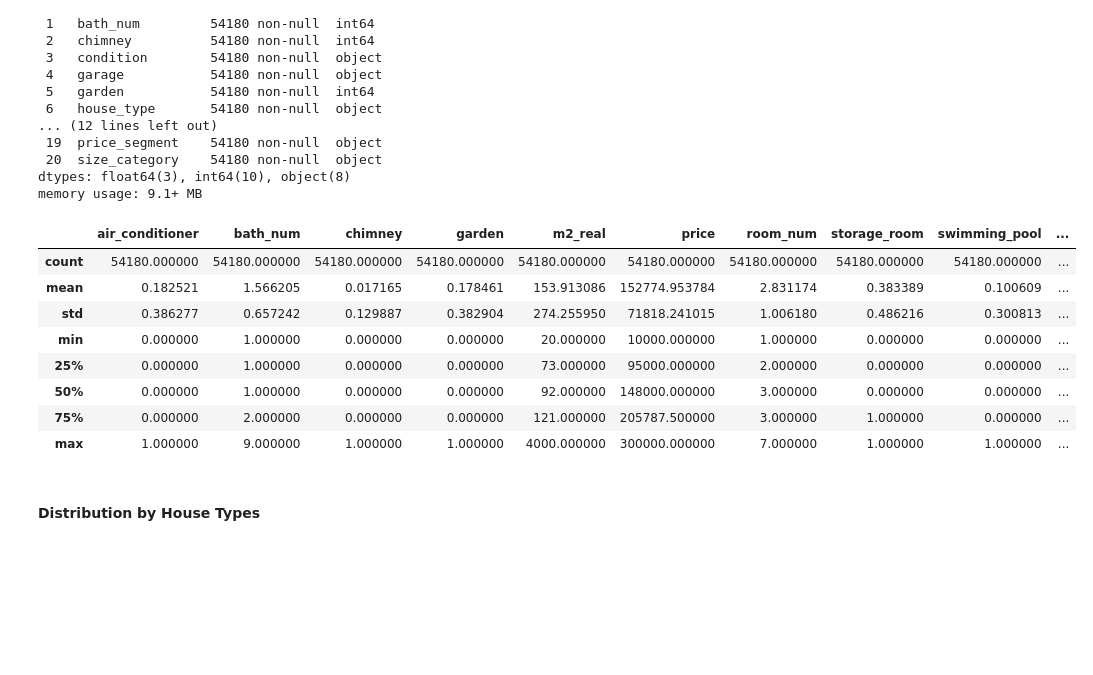
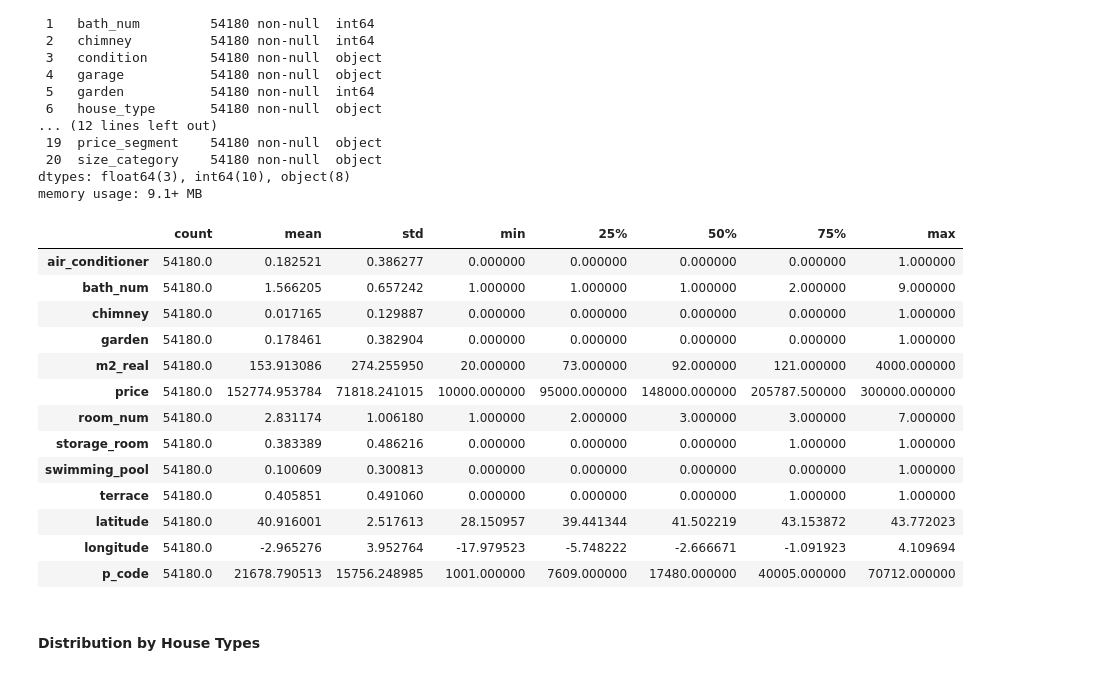
Before and after one commit to fer78/Data-Analytics-Final-Portfolio-Project, a Jupyter notebook: Data-Analytics-Final-Portfolio-Project.ipynb, the cells around one changed output. Cells and saved outputs as stored; diff of their text form; code cells hidden in the pictures; blank space fills up the shorter version.

```diff
--- a/Data-Analytics-Final-Portfolio-Project.ipynb
+++ b/Data-Analytics-Final-Portfolio-Project.ipynb
@@ -1371,17 +1371,22 @@ Data columns (total 21 columns):
 dtypes: float64(3), int64(10), object(8)
 memory usage: 9.1+ MB
 # %%
-affordable.describe()
+affordable.describe().T
 # %% [output]
-|  | air_conditioner | bath_num | chimney | garden | m2_real | price | room_num | storage_room | swimming_pool | ... |
-| count | 54180.000000 | 54180.000000 | 54180.000000 | 54180.000000 | 54180.000000 | 54180.000000 | 54180.000000 | 54180.000000 | 54180.000000 | ... |
-| mean | 0.182521 | 1.566205 | 0.017165 | 0.178461 | 153.913086 | 152774.953784 | 2.831174 | 0.383389 | 0.100609 | ... |
-| std | 0.386277 | 0.657242 | 0.129887 | 0.382904 | 274.255950 | 71818.241015 | 1.006180 | 0.486216 | 0.300813 | ... |
-| min | 0.000000 | 1.000000 | 0.000000 | 0.000000 | 20.000000 | 10000.000000 | 1.000000 | 0.000000 | 0.000000 | ... |
-| 25% | 0.000000 | 1.000000 | 0.000000 | 0.000000 | 73.000000 | 95000.000000 | 2.000000 | 0.000000 | 0.000000 | ... |
-| 50% | 0.000000 | 1.000000 | 0.000000 | 0.000000 | 92.000000 | 148000.000000 | 3.000000 | 0.000000 | 0.000000 | ... |
-| 75% | 0.000000 | 2.000000 | 0.000000 | 0.000000 | 121.000000 | 205787.500000 | 3.000000 | 1.000000 | 0.000000 | ... |
-| max | 1.000000 | 9.000000 | 1.000000 | 1.000000 | 4000.000000 | 300000.000000 | 7.000000 | 1.000000 | 1.000000 | ... |
+|  | count | mean | std | min | 25% | 50% | 75% | max |
+| air_conditioner | 54180.0 | 0.182521 | 0.386277 | 0.000000 | 0.000000 | 0.000000 | 0.000000 | 1.000000 |
+| bath_num | 54180.0 | 1.566205 | 0.657242 | 1.000000 | 1.000000 | 1.000000 | 2.000000 | 9.000000 |
+| chimney | 54180.0 | 0.017165 | 0.129887 | 0.000000 | 0.000000 | 0.000000 | 0.000000 | 1.000000 |
+| garden | 54180.0 | 0.178461 | 0.382904 | 0.000000 | 0.000000 | 0.000000 | 0.000000 | 1.000000 |
+| m2_real | 54180.0 | 153.913086 | 274.255950 | 20.000000 | 73.000000 | 92.000000 | 121.000000 | 4000.000000 |
+| price | 54180.0 | 152774.953784 | 71818.241015 | 10000.000000 | 95000.000000 | 148000.000000 | 205787.500000 | 300000.000000 |
+| room_num | 54180.0 | 2.831174 | 1.006180 | 1.000000 | 2.000000 | 3.000000 | 3.000000 | 7.000000 |
+| storage_room | 54180.0 | 0.383389 | 0.486216 | 0.000000 | 0.000000 | 0.000000 | 1.000000 | 1.000000 |
+| swimming_pool | 54180.0 | 0.100609 | 0.300813 | 0.000000 | 0.000000 | 0.000000 | 0.000000 | 1.000000 |
+| terrace | 54180.0 | 0.405851 | 0.491060 | 0.000000 | 0.000000 | 0.000000 | 1.000000 | 1.000000 |
+| latitude | 54180.0 | 40.916001 | 2.517613 | 28.150957 | 39.441344 | 41.502219 | 43.153872 | 43.772023 |
+| longitude | 54180.0 | -2.965276 | 3.952764 | -17.979523 | -5.748222 | -2.666671 | -1.091923 | 4.109694 |
+| p_code | 54180.0 | 21678.790513 | 15756.248985 | 1001.000000 | 7609.000000 | 17480.000000 | 40005.000000 | 70712.000000 |
 # %% [markdown]
 #### Distribution by House Types
 # %%
```
Also changed, not shown: parts of 5 cells of this notebook.
